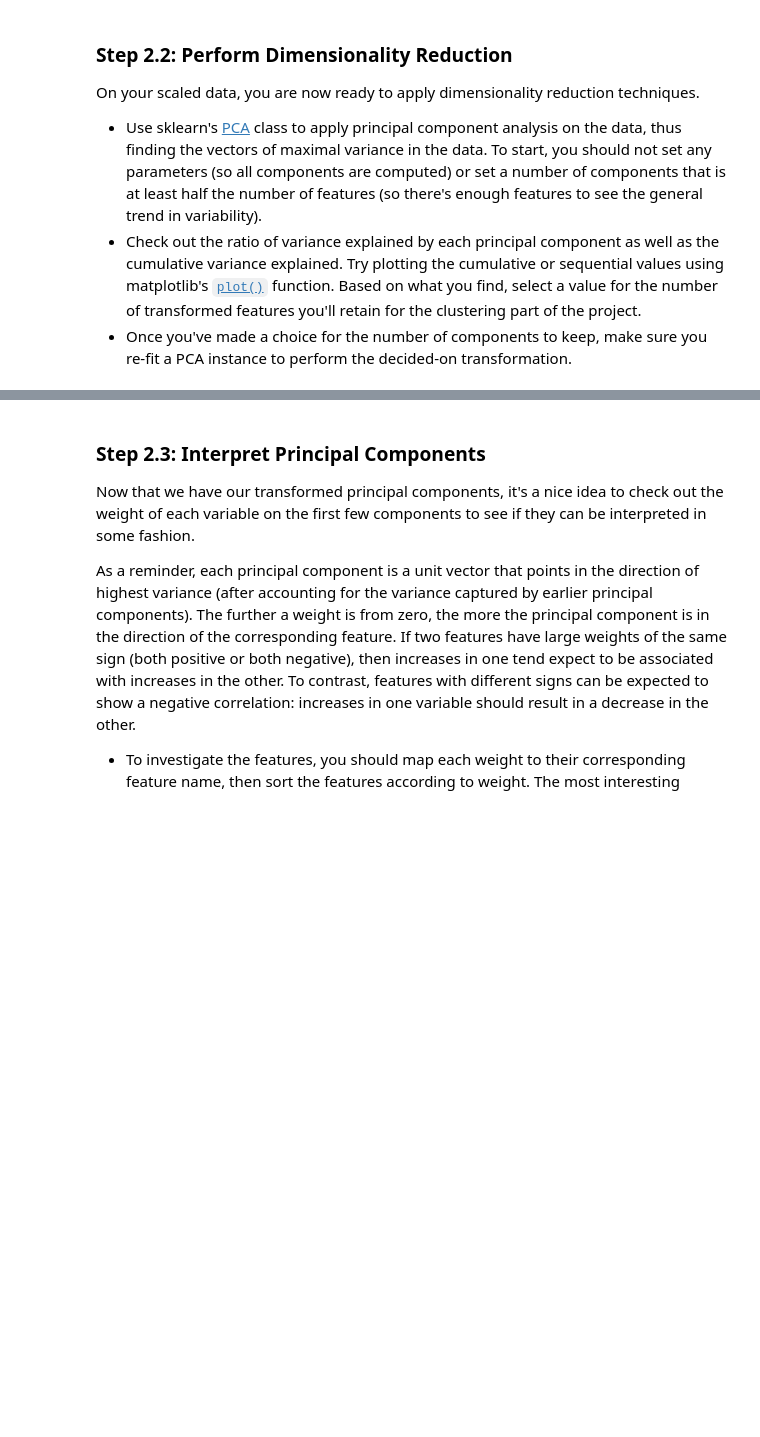
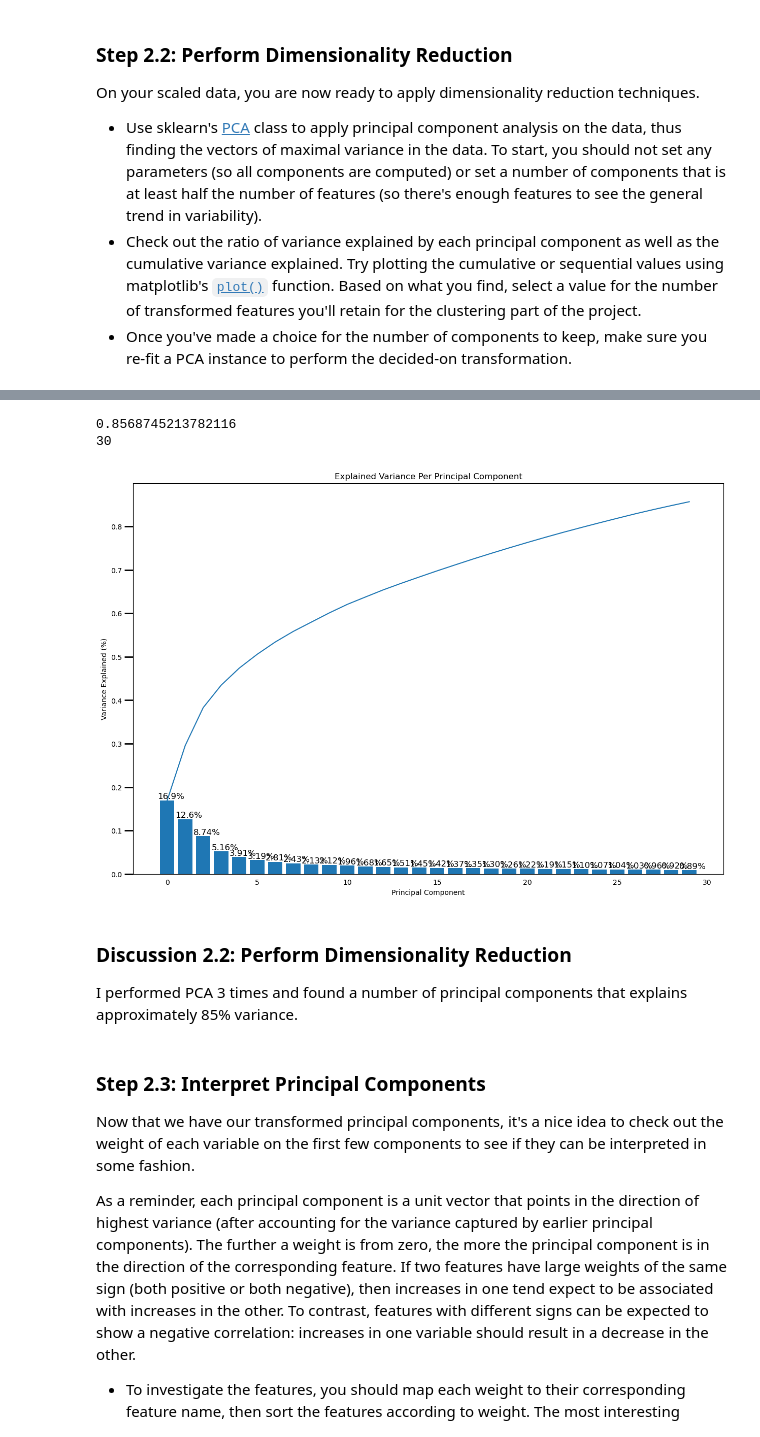
Before and after one commit to sinthaswe/project3, a Jupyter notebook: Identify_Customer_Segments.ipynb, the cells around one changed output, grey strips where cells are left out. Cells and saved outputs as stored; diff of their text form; code cells hidden in the pictures; blank space fills up the shorter version.

```diff
--- a/Identify_Customer_Segments.ipynb
+++ b/Identify_Customer_Segments.ipynb
@@ -592,3 +760,20 @@ On your scaled data, you are now ready to apply dimensionality reduction techniq
+# %%
+# Re-apply PCA to the data while selecting for number of components to retain.
+
+pca2 = PCA(30)
+X_pca2 = pca2.fit_transform(dem_scaled)
+print(pca2.explained_variance_ratio_.sum())
+print(pca2.n_components)
+
+plot_pca(pca2)
+# %% [output]
+0.8568745213782116
+30
+[figure, added]
+# %% [markdown]
+### Discussion 2.2: Perform Dimensionality Reduction
+
+I performed PCA 3 times and found a number of principal components that explains approximately 85% variance.
 # %% [markdown]
 ### Step 2.3: Interpret Principal Components
 
```
Also changed, not shown: parts of 26 cells of this notebook.
